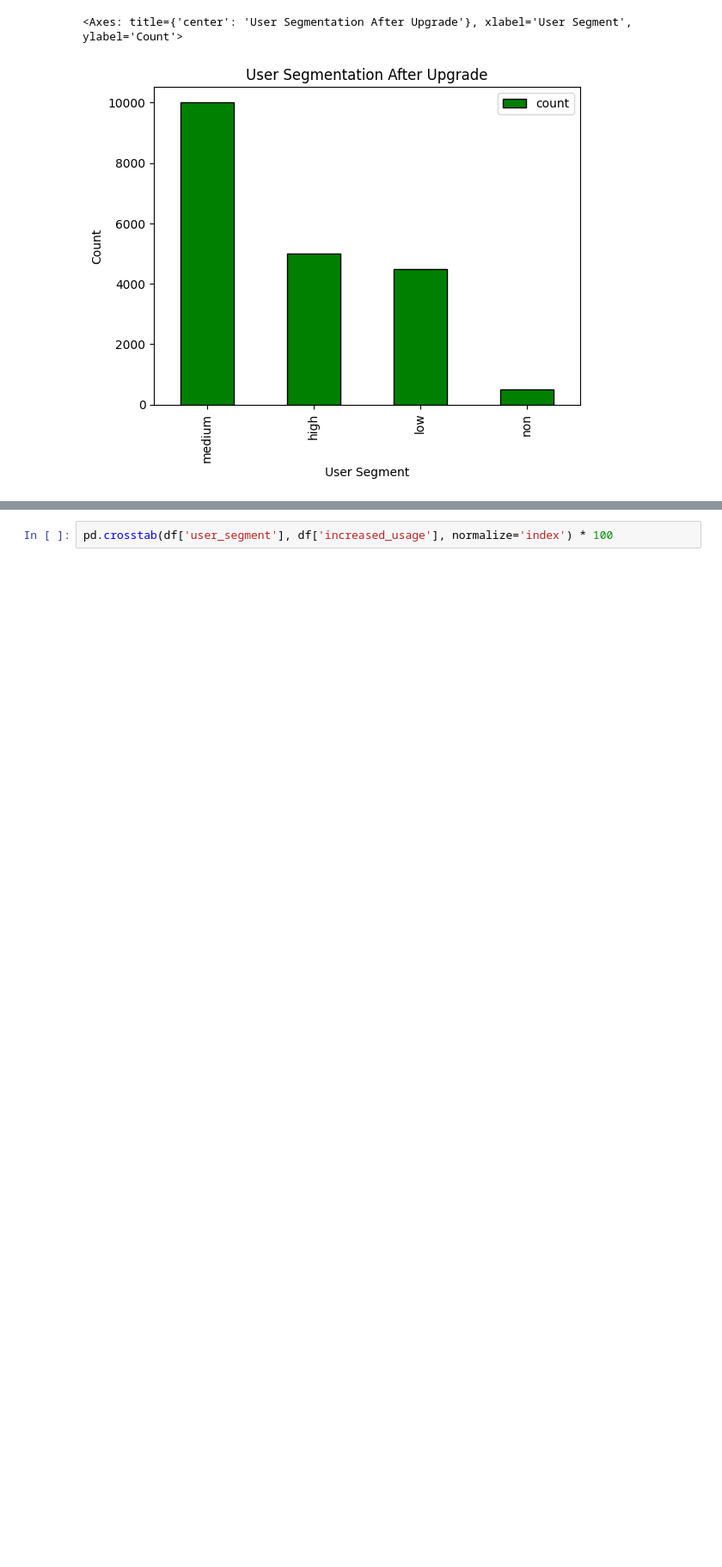
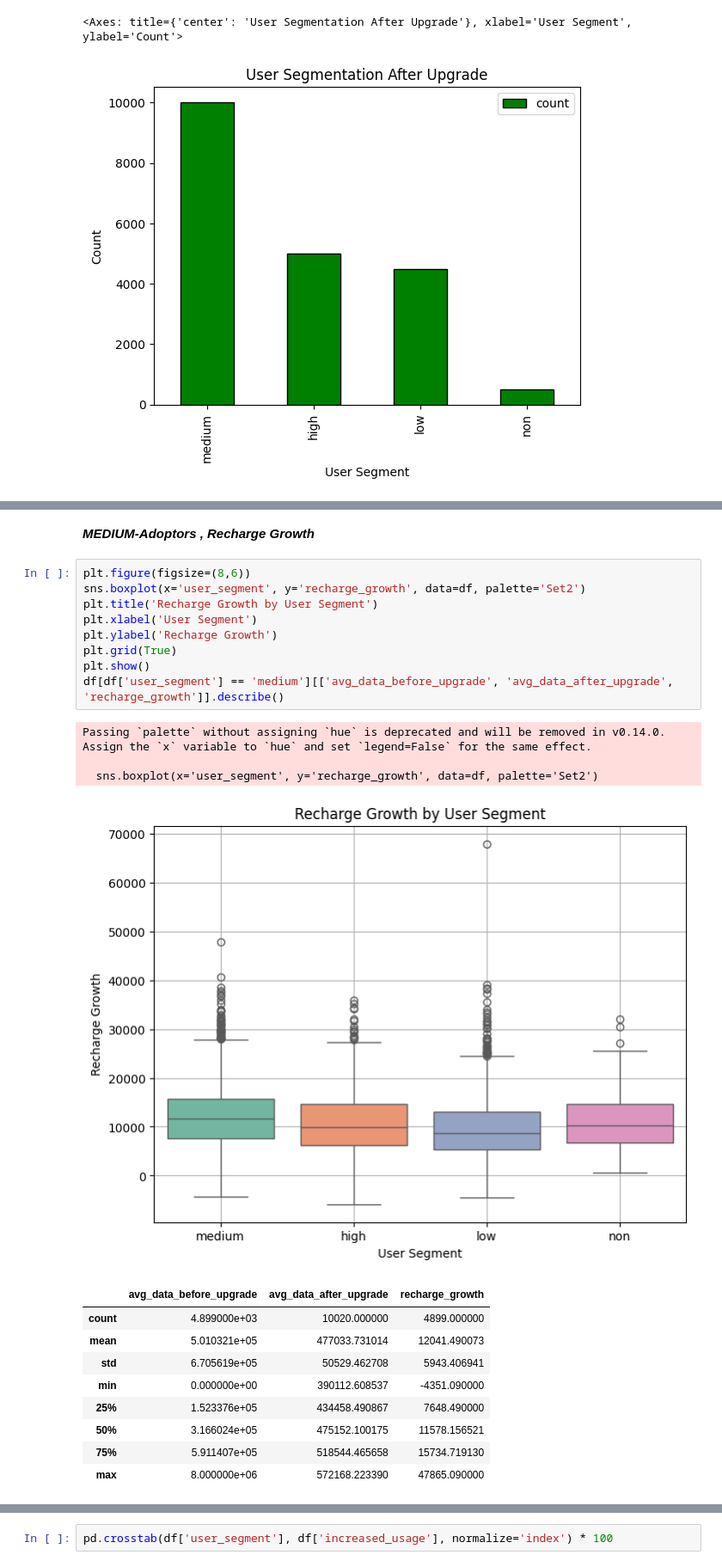
Before and after one commit to Badzoneyv4n/MTN_Data_Up-sell_Project, a Jupyter notebook: notebooks/2_exploratory_analysis.ipynb, the cells around one changed output, grey strips where cells are left out. Shown at 86% size. Cells and saved outputs as stored; diff of their text form; blank space fills up the shorter version.

```diff
--- a/notebooks/2_exploratory_analysis.ipynb
+++ b/notebooks/2_exploratory_analysis.ipynb
@@ -185,0 +233,25 @@ Passing `palette` without assigning `hue` is deprecated and will be removed in v
+# %% [markdown]
+***MEDIUM-Adoptors , Recharge Growth***
+# %%
+plt.figure(figsize=(8,6))
+sns.boxplot(x='user_segment', y='recharge_growth', data=df, palette='Set2')
+plt.title('Recharge Growth by User Segment')
+plt.xlabel('User Segment')
+plt.ylabel('Recharge Growth')
+plt.grid(True)
+plt.show()
+df[df['user_segment'] == 'medium'][['avg_data_before_upgrade', 'avg_data_after_upgrade', 'recharge_growth']].describe()
+# %% [output]
+Passing `palette` without assigning `hue` is deprecated and will be removed in v0.14.0. Assign the `x` variable to `hue` and set `legend=False` for the same effect.
+
+  sns.boxplot(x='user_segment', y='recharge_growth', data=df, palette='Set2')
+[figure, added]
+|  | avg_data_before_upgrade | avg_data_after_upgrade | recharge_growth |
+| count | 4.899000e+03 | 10020.000000 | 4899.000000 |
+| mean | 5.010321e+05 | 477033.731014 | 12041.490073 |
+| std | 6.705619e+05 | 50529.462708 | 5943.406941 |
+| min | 0.000000e+00 | 390112.608537 | -4351.090000 |
+| 25% | 1.523376e+05 | 434458.490867 | 7648.490000 |
+| 50% | 3.166024e+05 | 475152.100175 | 11578.156521 |
+| 75% | 5.911407e+05 | 518544.465658 | 15734.719130 |
+| max | 8.000000e+06 | 572168.223390 | 47865.090000 |
```
Also changed, not shown: parts of 18 cells of this notebook, 10 other files.
